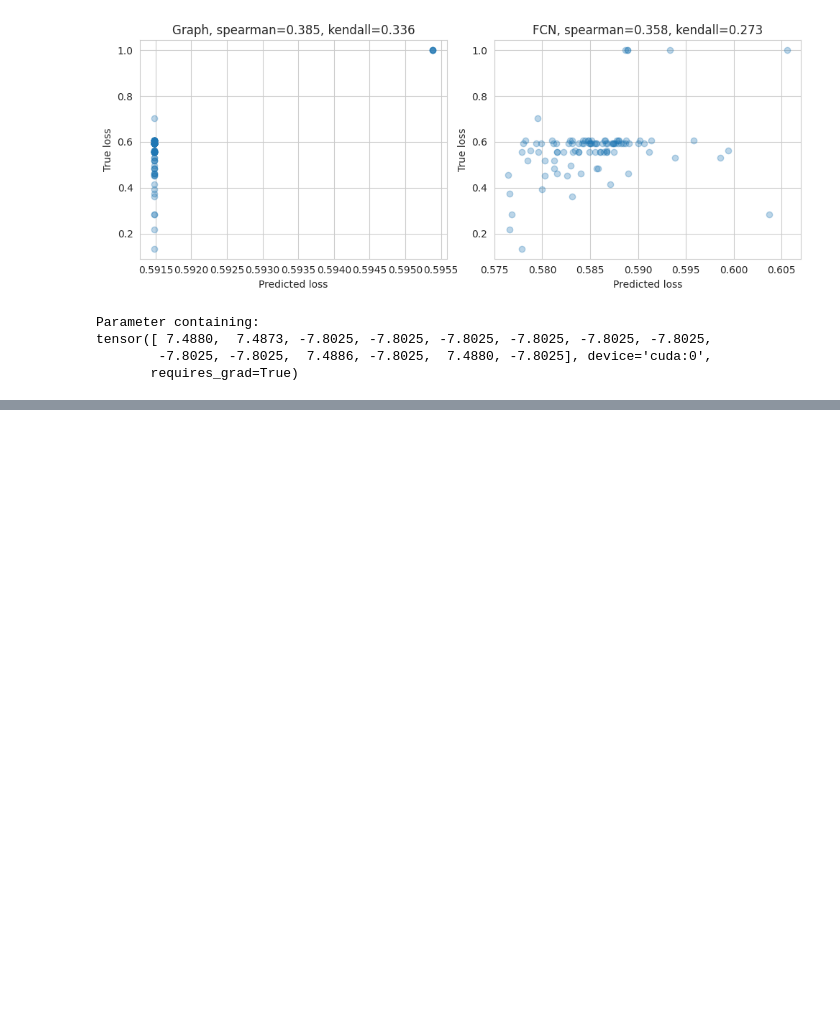
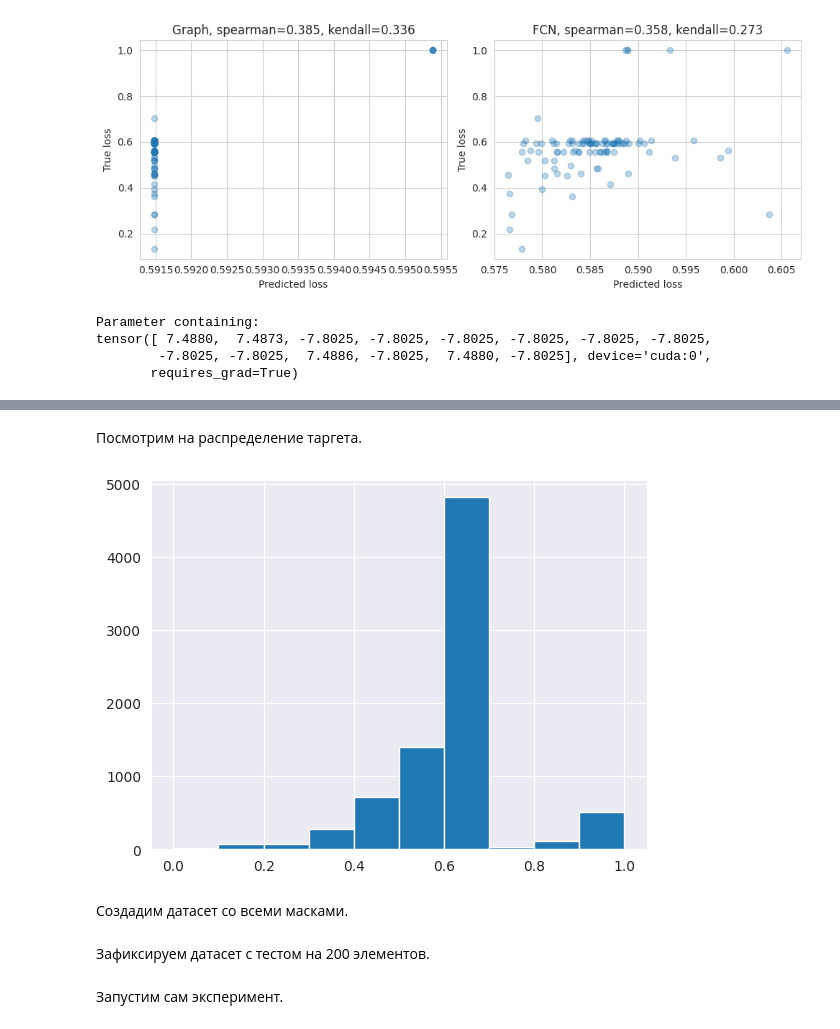
Before and after one commit to intsystems/Zero-shot-structural-pruning, a Jupyter notebook: notebooks/graphmodel.ipynb, the cells around one changed output, grey strips where cells are left out. Saved outputs shown, nothing was run; the diff lists cells and outputs as text; code cells hidden in the pictures; blank space fills up the shorter version.

```diff
--- a/notebooks/graphmodel.ipynb
+++ b/notebooks/graphmodel.ipynb
@@ -2078,0 +2286,39 @@ tensor([ 7.4880,  7.4873, -7.8025, -7.8025, -7.8025, -7.8025, -7.8025, -7.8025,
+# %%
+config['n_iterations_masks'] = 8000
+# %%
+model.eval()
+criterion = nn.CrossEntropyLoss()
+
+n_edges = len(model.edges)
+masks = []
+losses = []
+
+# Sampling masks and calculate loss
+for _ in trange(config['n_iterations_masks'], desc='Sampling masks', leave=False):
+    edge_mask = (torch.rand((n_edges,)) >= config['mask_prob']).float()
+    loss_mask = 0
+    total = 0
+
+    with torch.no_grad():
+        for x, y in test_loader:
+            x, y = x.to(config['device']), y.to(config['device'])
+            logits = model(x, edge_mask)
+            loss = criterion(logits, y)
+            loss_mask += loss.item()
+            total += y.size(0)
+
+    masks.append(edge_mask)
+    losses.append(loss_mask / total)
+
+# Normalize losses to [0, 1] and invert
+losses =  torch.tensor(losses)
+losses = (losses - losses.min()) / (1e-10 + losses.max() - losses.min())
+losses = 1 - losses
+# %% [markdown]
+Посмотрим на распределение таргета.
+# %%
+plt.hist(losses);
+# %% [output]
+[figure, added]
+# %% [markdown]
+Создадим датасет со всеми масками.
@@ -2078,0 +2327,2 @@ tensor([ 7.4880,  7.4873, -7.8025, -7.8025, -7.8025, -7.8025, -7.8025, -7.8025,
+# %% [markdown]
+Зафиксируем датасет с тестом на 200 элементов.
@@ -2078,0 +2334,2 @@ tensor([ 7.4880,  7.4873, -7.8025, -7.8025, -7.8025, -7.8025, -7.8025, -7.8025,
+# %% [markdown]
+Запустим сам эксперимент.
```
Also changed, not shown: parts of 27 cells of this notebook.
